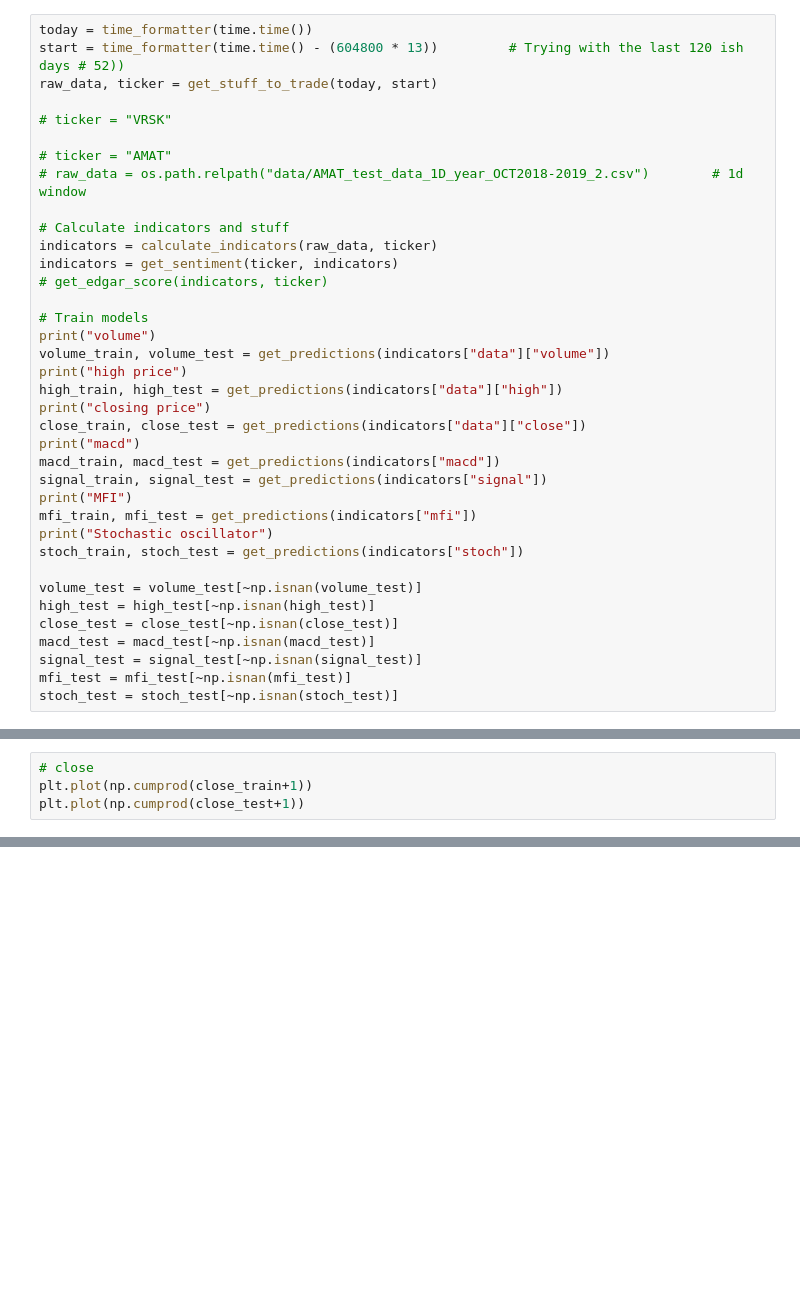
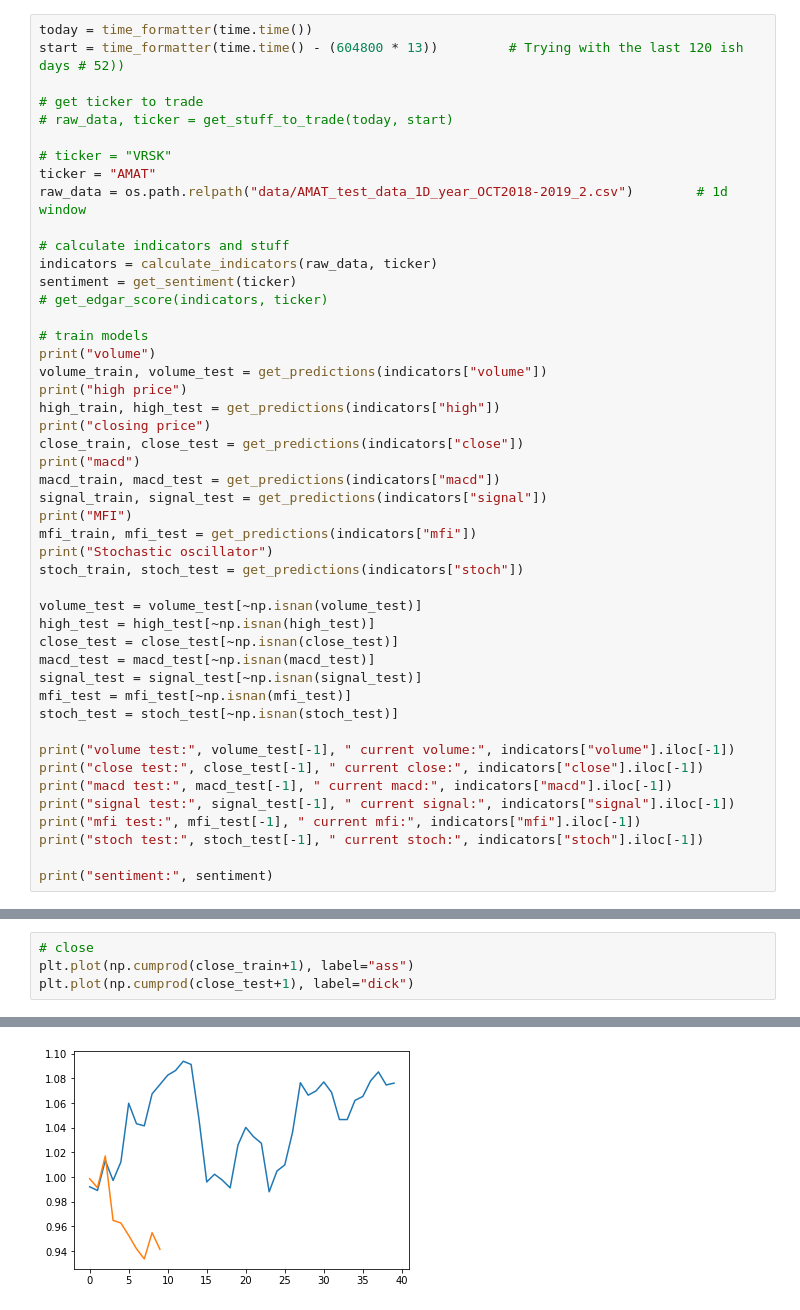
Before and after one commit to bbeale/u-nectix, a Jupyter notebook: cryptoconda_notebook.ipynb, the cells around one changed output, grey strips where cells are left out. Saved outputs shown, nothing was run; the diff lists cells and outputs as text; blank space fills up the shorter version.

Commit message:
Printing and plotting indicators to help identify trade signals.

```diff
--- a/cryptoconda_notebook.ipynb
+++ b/cryptoconda_notebook.ipynb
@@ -12,25 +9,26 @@ WARNING:tensorflow:From /home/ben/Projects/trading/cryptoconda/alpaca_test.py:60
 # %%
 today = time_formatter(time.time())
 start = time_formatter(time.time() - (604800 * 13))         # Trying with the last 120 ish days # 52))
-raw_data, ticker = get_stuff_to_trade(today, start)
+
+# get ticker to trade
+# raw_data, ticker = get_stuff_to_trade(today, start)
 
 # ticker = "VRSK"
+ticker = "AMAT"
+raw_data = os.path.relpath("data/AMAT_test_data_1D_year_OCT2018-2019_2.csv")        # 1d window
 
-# ticker = "AMAT"
-# raw_data = os.path.relpath("data/AMAT_test_data_1D_year_OCT2018-2019_2.csv")        # 1d window
-
-# Calculate indicators and stuff
+# calculate indicators and stuff
 indicators = calculate_indicators(raw_data, ticker)
-indicators = get_sentiment(ticker, indicators)
+sentiment = get_sentiment(ticker)
 # get_edgar_score(indicators, ticker)
 
-# Train models
+# train models
 print("volume")
-volume_train, volume_test = get_predictions(indicators["data"]["volume"])
+volume_train, volume_test = get_predictions(indicators["volume"])
 print("high price")
-high_train, high_test = get_predictions(indicators["data"]["high"])
+high_train, high_test = get_predictions(indicators["high"])
 print("closing price")
-close_train, close_test = get_predictions(indicators["data"]["close"])
+close_train, close_test = get_predictions(indicators["close"])
 print("macd")
 macd_train, macd_test = get_predictions(indicators["macd"])
 signal_train, signal_test = get_predictions(indicators["signal"])
@@ -46,3 +44,12 @@ macd_test = macd_test[~np.isnan(macd_test)]
 signal_test = signal_test[~np.isnan(signal_test)]
 mfi_test = mfi_test[~np.isnan(mfi_test)]
 stoch_test = stoch_test[~np.isnan(stoch_test)]
+
+print("volume test:", volume_test[-1], " current volume:", indicators["volume"].iloc[-1])
+print("close test:", close_test[-1], " current close:", indicators["close"].iloc[-1])
+print("macd test:", macd_test[-1], " current macd:", indicators["macd"].iloc[-1])
+print("signal test:", signal_test[-1], " current signal:", indicators["signal"].iloc[-1])
+print("mfi test:", mfi_test[-1], " current mfi:", indicators["mfi"].iloc[-1])
+print("stoch test:", stoch_test[-1], " current stoch:", indicators["stoch"].iloc[-1])
+
+print("sentiment:", sentiment)
@@ -49,4 +59,5 @@ stoch_test = stoch_test[~np.isnan(stoch_test)]
 # %%
 # close
-plt.plot(np.cumprod(close_train+1))
-plt.plot(np.cumprod(close_test+1))
+plt.plot(np.cumprod(close_train+1), label="ass")
+plt.plot(np.cumprod(close_test+1), label="dick")
+# %% [output]
@@ -53,2 +65,3 @@ plt.plot(np.cumprod(close_test+1))
+[figure, added]
 # %%
 # macd
```
Also changed, not shown: parts of 10 cells of this notebook, 1 other file.
